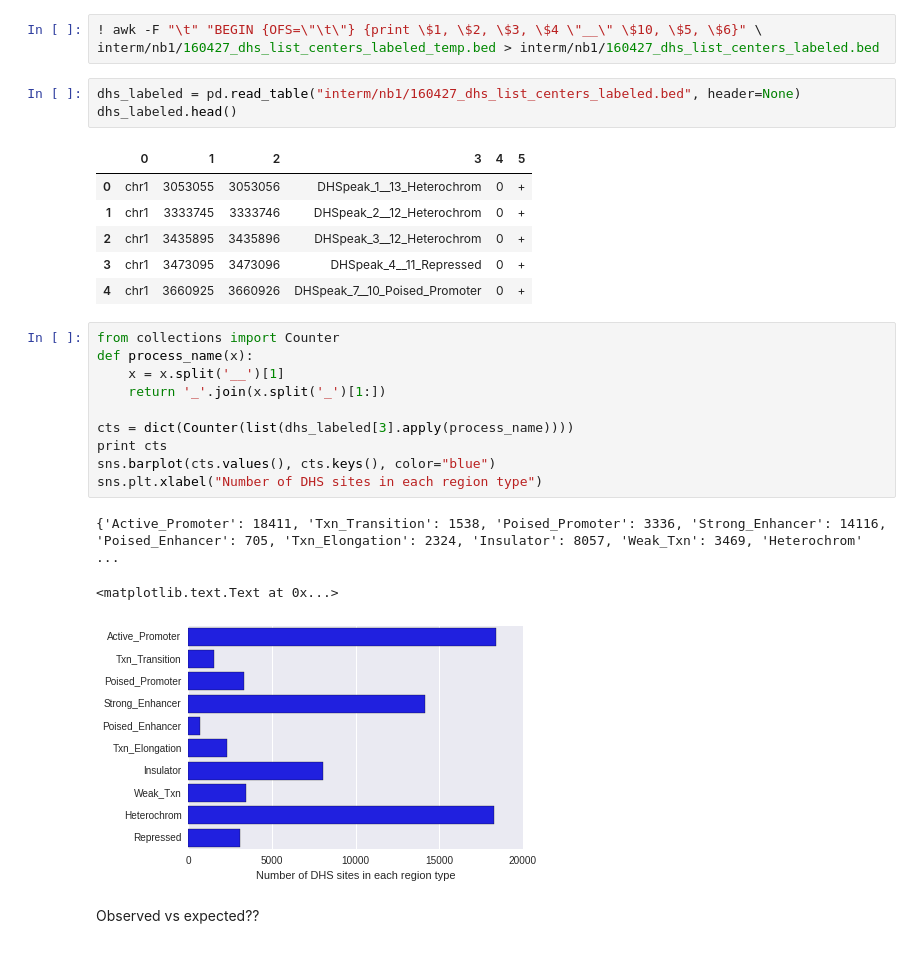
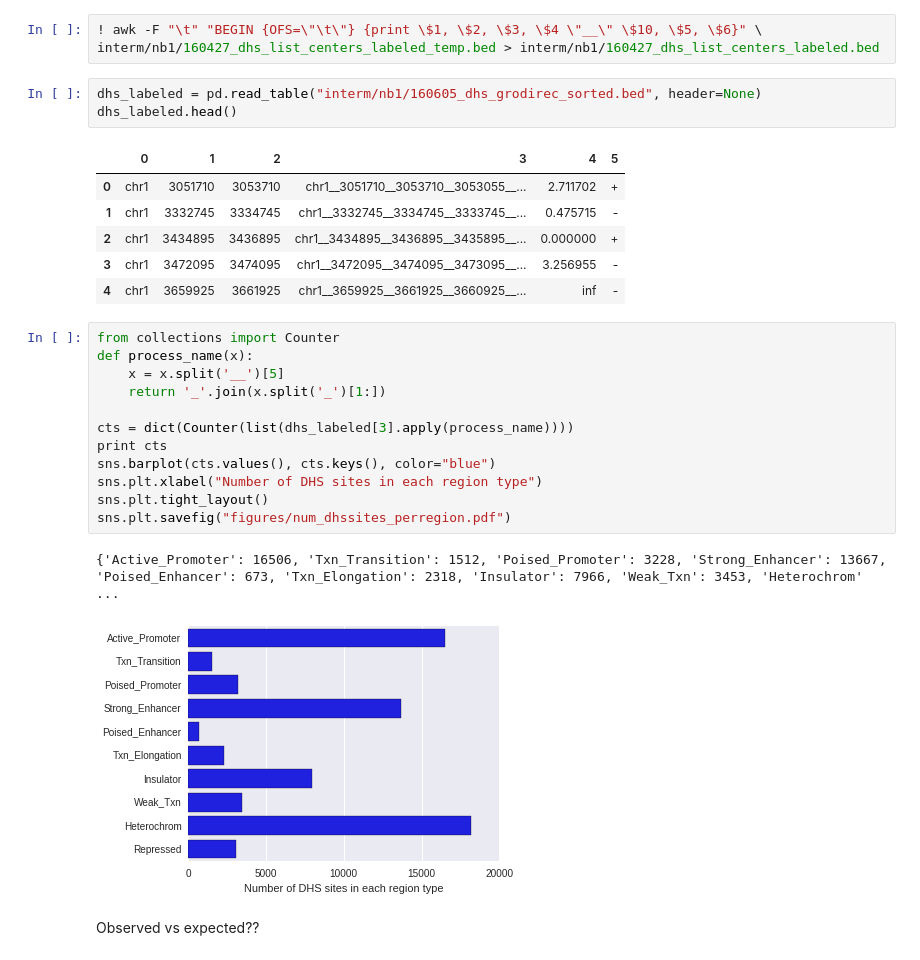
Before and after one commit to bdo311/directionality, a Jupyter notebook: nb1_labeling_dhs.ipynb, the cells around one changed output. Cells and saved outputs as stored; diff of their text form.

```diff
--- a/nb1_labeling_dhs.ipynb
+++ b/nb1_labeling_dhs.ipynb
@@ -330,29 +330,30 @@ chr1    4322715 4322716 DHSpeak_14      0       +       chr1    4236000 4358800
 ! awk -F "\t" "BEGIN {OFS=\"\t\"} {print \$1, \$2, \$3, \$4 \"__\" \$10, \$5, \$6}" \
 interm/nb1/160427_dhs_list_centers_labeled_temp.bed > interm/nb1/160427_dhs_list_centers_labeled.bed
 # %%
-dhs_labeled = pd.read_table("interm/nb1/160427_dhs_list_centers_labeled.bed", header=None)
+dhs_labeled = pd.read_table("interm/nb1/160605_dhs_grodirec_sorted.bed", header=None)
 dhs_labeled.head()
 # %% [output]
 |  | 0 | 1 | 2 | 3 | 4 | 5 |
-| 0 | chr1 | 3053055 | 3053056 | DHSpeak_1__13_Heterochrom | 0 | + |
-| 1 | chr1 | 3333745 | 3333746 | DHSpeak_2__12_Heterochrom | 0 | + |
-| 2 | chr1 | 3435895 | 3435896 | DHSpeak_3__12_Heterochrom | 0 | + |
-| 3 | chr1 | 3473095 | 3473096 | DHSpeak_4__11_Repressed | 0 | + |
-| 4 | chr1 | 3660925 | 3660926 | DHSpeak_7__10_Poised_Promoter | 0 | + |
+| 0 | chr1 | 3051710 | 3053710 | chr1__3051710__3053710__3053055__... | 2.711702 | + |
+| 1 | chr1 | 3332745 | 3334745 | chr1__3332745__3334745__3333745__... | 0.475715 | - |
+| 2 | chr1 | 3434895 | 3436895 | chr1__3434895__3436895__3435895__... | 0.000000 | + |
+| 3 | chr1 | 3472095 | 3474095 | chr1__3472095__3474095__3473095__... | 3.256955 | - |
+| 4 | chr1 | 3659925 | 3661925 | chr1__3659925__3661925__3660925__... | inf | - |
 # %%
 from collections import Counter
 def process_name(x):
-    x = x.split('__')[1]
+    x = x.split('__')[5]
     return '_'.join(x.split('_')[1:])
 
 cts = dict(Counter(list(dhs_labeled[3].apply(process_name))))
 print cts
 sns.barplot(cts.values(), cts.keys(), color="blue")
 sns.plt.xlabel("Number of DHS sites in each region type")
+sns.plt.tight_layout()
+sns.plt.savefig("figures/num_dhssites_perregion.pdf")
 # %% [output]
-{'Active_Promoter': 18411, 'Txn_Transition': 1538, 'Poised_Promoter': 3336, 'Strong_Enhancer': 14116, 'Poised_Enhancer': 705, 'Txn_Elongation': 2324, 'Insulator': 8057, 'Weak_Txn': 3469, 'Heterochrom' ...
+{'Active_Promoter': 16506, 'Txn_Transition': 1512, 'Poised_Promoter': 3228, 'Strong_Enhancer': 13667, 'Poised_Enhancer': 673, 'Txn_Elongation': 2318, 'Insulator': 7966, 'Weak_Txn': 3453, 'Heterochrom' ...
-<matplotlib.text.Text at 0x...>
-[figure, old version]
+[figure, new version]
 # %% [markdown]
 Observed vs expected??
 # %%
```
Also changed, not shown: parts of 3 cells of this notebook, 3 other files.
